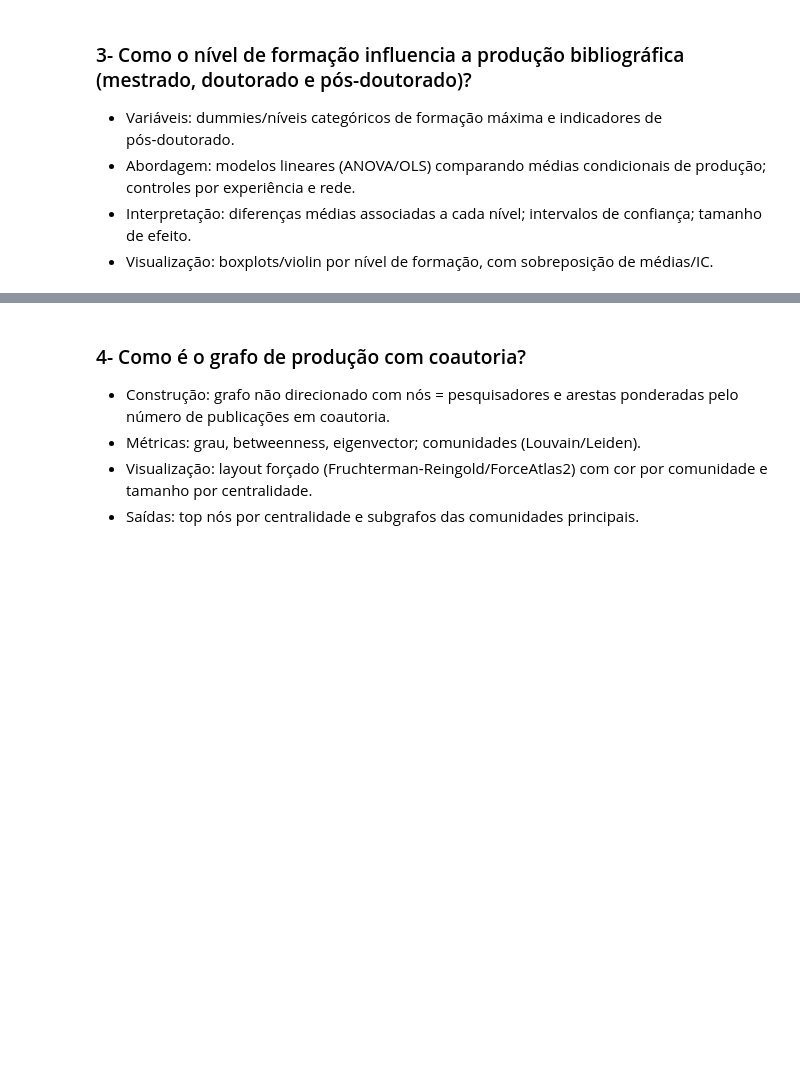
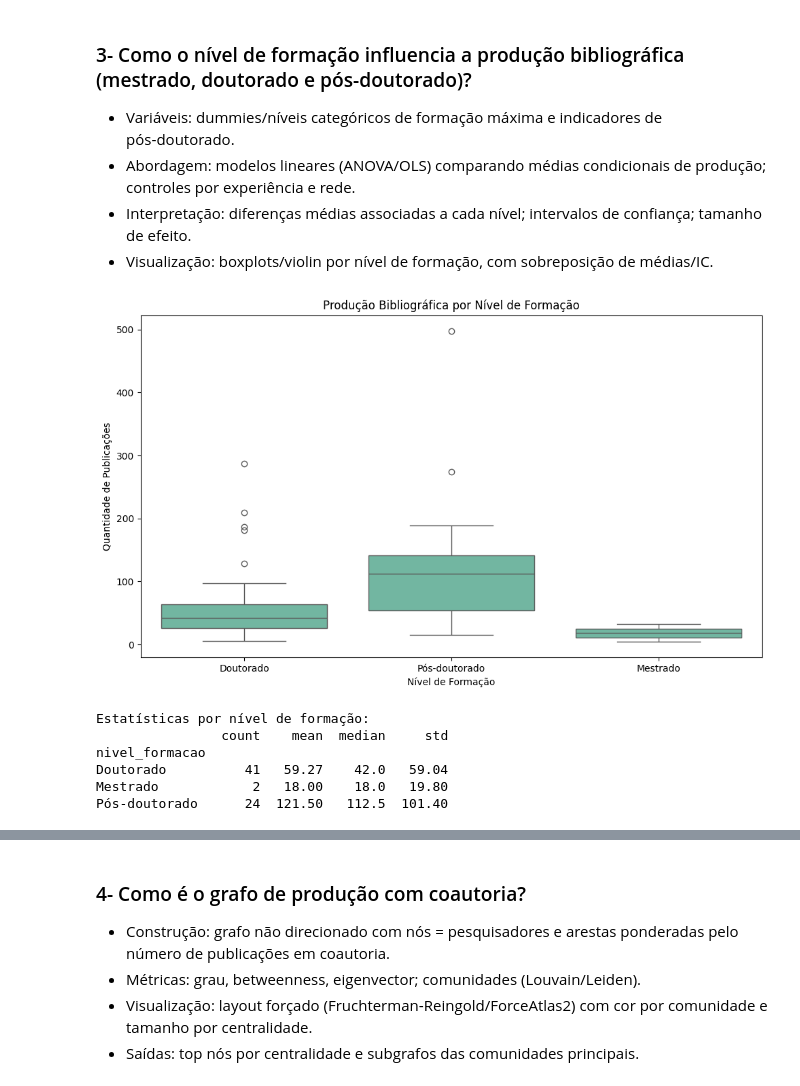
Before and after one commit to cacdia/lattes, a Jupyter notebook: notebook/notebook_relatorio.ipynb, the cells around one changed output, grey strips where cells are left out. Saved outputs shown, nothing was run; the diff lists cells and outputs as text; code cells hidden in the pictures; blank space fills up the shorter version.

```diff
--- a/notebook/notebook_relatorio.ipynb
+++ b/notebook/notebook_relatorio.ipynb
@@ -480,3 +480,39 @@ plt.show()
 - Abordagem: modelos lineares (ANOVA/OLS) comparando médias condicionais de produção; controles por experiência e rede.
 - Interpretação: diferenças médias associadas a cada nível; intervalos de confiança; tamanho de efeito.
 - Visualização: boxplots/violin por nível de formação, com sobreposição de médias/IC.
+# %%
+def definir_nivel_formacao(row):
+    if row['pos_doutorado'] == 'sim':
+        return 'Pós-doutorado'
+    elif row['doutorado'] == 'sim':
+        return 'Doutorado'
+    elif row['mestrado'] == 'sim':
+        return 'Mestrado'
+    else:
+        return 'Graduação'
+
+df['nivel_formacao'] = df.apply(definir_nivel_formacao, axis=1)
+# %%
+plt.figure(figsize=(10, 6))
+sns.boxplot(data=df, x='nivel_formacao', y='quantidade_producoes_bibliograficas')
+plt.title('Produção Bibliográfica por Nível de Formação')
+plt.xlabel('Nível de Formação')
+plt.ylabel('Quantidade de Publicações')
+plt.xticks()
+plt.tight_layout()
+plt.show()
+# %% [output]
+[figure, added]
+# %%
+stats_formacao = df.groupby('nivel_formacao')['quantidade_producoes_bibliograficas'].agg([
+    'count', 'mean', 'median', 'std'
+]).round(2)
+print("Estatísticas por nível de formação:")
+print(stats_formacao)
+# %% [output]
+Estatísticas por nível de formação:
+                count    mean  median     std
+nivel_formacao
+Doutorado          41   59.27    42.0   59.04
+Mestrado            2   18.00    18.0   19.80
+Pós-doutorado      24  121.50   112.5  101.40
```
Also changed, not shown: parts of 1 cell of this notebook.
